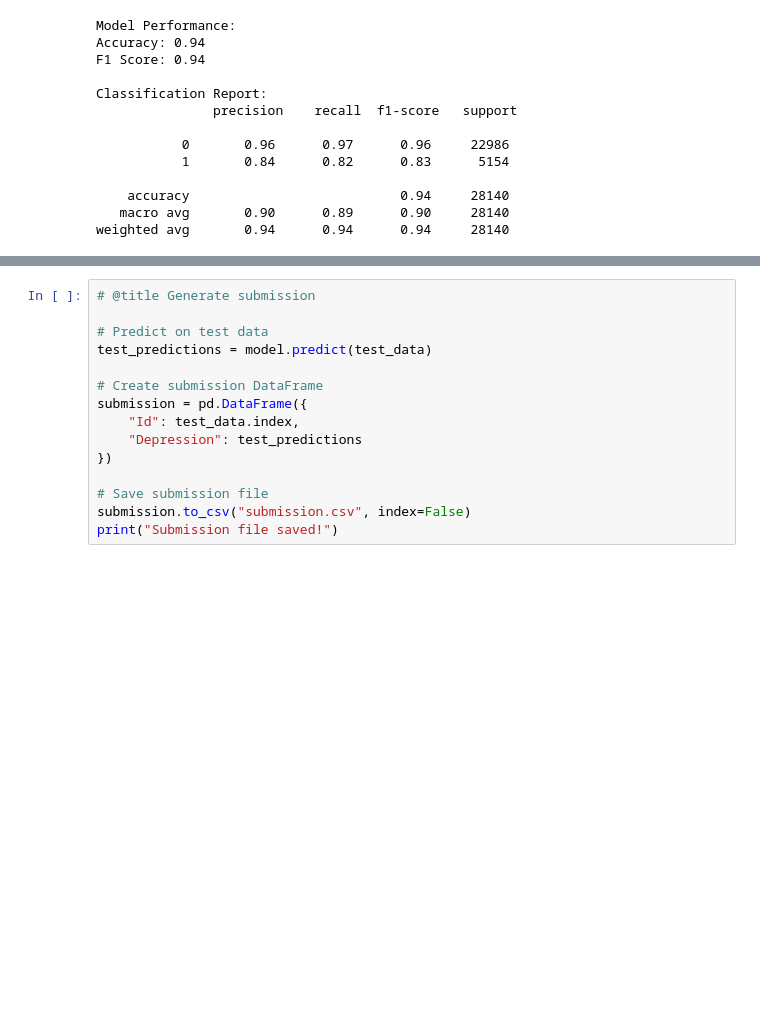
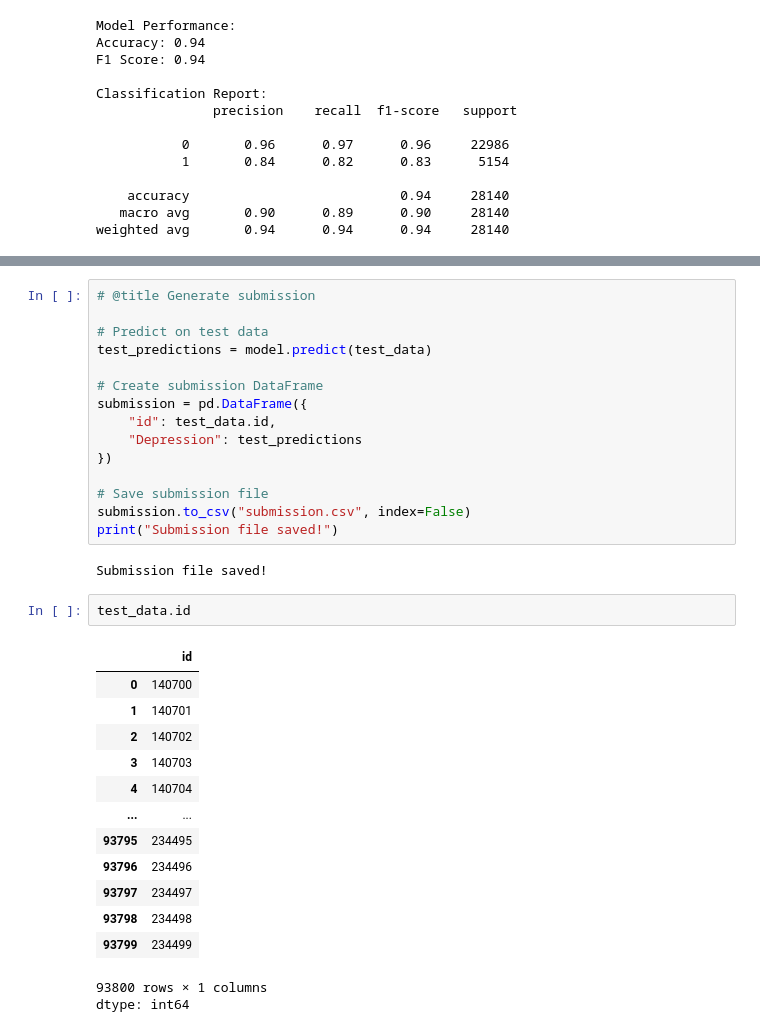
Before and after one commit to Poulami-Nandi/MentalHealth_XGB, a Jupyter notebook: MentalHealth_XGB.ipynb, the cells around one changed output, grey strips where cells are left out. Saved outputs shown, nothing was run; the diff lists cells and outputs as text; blank space fills up the shorter version.

```diff
--- a/MentalHealth_XGB.ipynb
+++ b/MentalHealth_XGB.ipynb
@@ -405,10 +424,29 @@ test_predictions = model.predict(test_data)
 
 # Create submission DataFrame
 submission = pd.DataFrame({
-    "Id": test_data.index,
+    "id": test_data.id,
     "Depression": test_predictions
 })
 
 # Save submission file
 submission.to_csv("submission.csv", index=False)
 print("Submission file saved!")
+# %% [output]
+Submission file saved!
+# %%
+test_data.id
+# %% [output]
+|  | id |
+| 0 | 140700 |
+| 1 | 140701 |
+| 2 | 140702 |
+| 3 | 140703 |
+| 4 | 140704 |
+| ... | ... |
+| 93795 | 234495 |
+| 93796 | 234496 |
+| 93797 | 234497 |
+| 93798 | 234498 |
+| 93799 | 234499 |
+93800 rows × 1 columns
+dtype: int64
```
Also changed, not shown: parts of 3 cells of this notebook, 1 other file.
